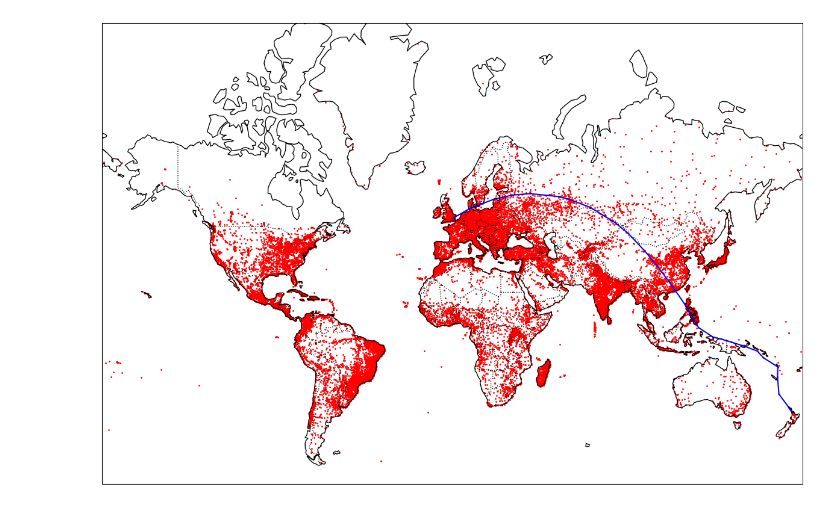
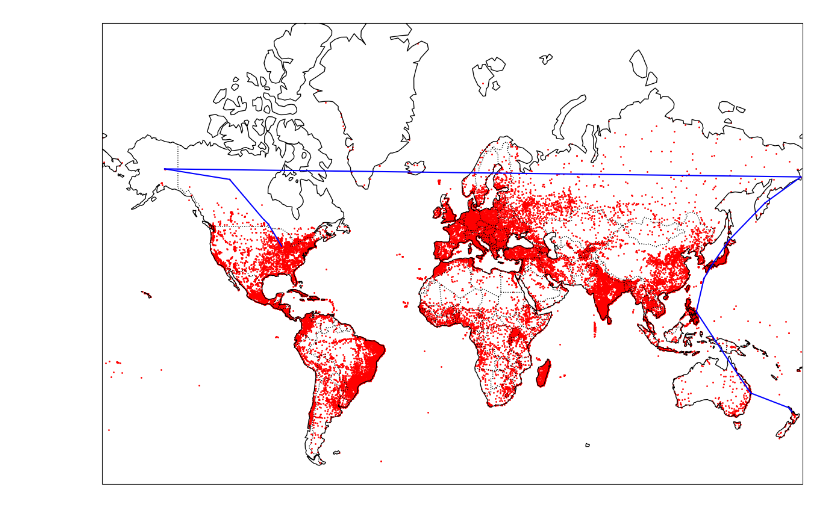
Before and after one commit to ThatManSam/PigeonPost, a Jupyter notebook: Pathfinding.ipynb, the cells around one changed output. Saved outputs shown, nothing was run; the diff lists cells and outputs as text; code cells hidden in the pictures.

Commit message:
Changed step distance

```diff
--- a/Pathfinding.ipynb
+++ b/Pathfinding.ipynb
@@ -19,7 +19,7 @@ def haversine(coord1, coord2):
     return distance
 
 #Pathfinding function
-def a_star_search(start_city, end_city, df, distance_threshold=500):
+def a_star_search(start_city, end_city, df, distance_threshold=1000):
     start_coords = tuple(df[df['city_ascii'] == start_city][['lat', 'lng']].values[0])
     end_coords = tuple(df[df['city_ascii'] == end_city][['lat', 'lng']].values[0])
 
@@ -47,32 +47,32 @@ def a_star_search(start_city, end_city, df, distance_threshold=500):
             if dist > distance_threshold:
                 continue
 
             tentative_g_score = g_score[current] + dist
             if tentative_g_score < g_score[neighbor]:
                 came_from[neighbor] = current
                 g_score[neighbor] = tentative_g_score
                 f_score[neighbor] = tentative_g_score + haversine(neighbor, end_coords)
                 heapq.heappush(open_set, (f_score[neighbor], neighbor))
 
     return []
 
 
 #Plot size
 plt.figure(figsize=(15, 12))
 #Projection type
 ax = plt.axes(projection=ccrs.Mercator())
 #Add features
 ax.coastlines()
 ax.add_feature(cfeature.BORDERS, linestyle=':')
 #Draw cities
 ax.scatter(df['lng'], df['lat'], color="red", s=1, transform=ccrs.PlateCarree())
 
 #Run a*
-path = a_star_search("Auckland", "London", df, distance_threshold=1000)
+path = a_star_search("Auckland", "Chicago", df, distance_threshold=2000)
 
 for i in range(len(path)-1):
     ax.plot([path[i][1], path[i+1][1]], [path[i][0], path[i+1][0]], color='blue', transform=ccrs.PlateCarree())
 
 plt.show()
 # %% [output]
-[figure, old version]
+[figure, new version]
```
